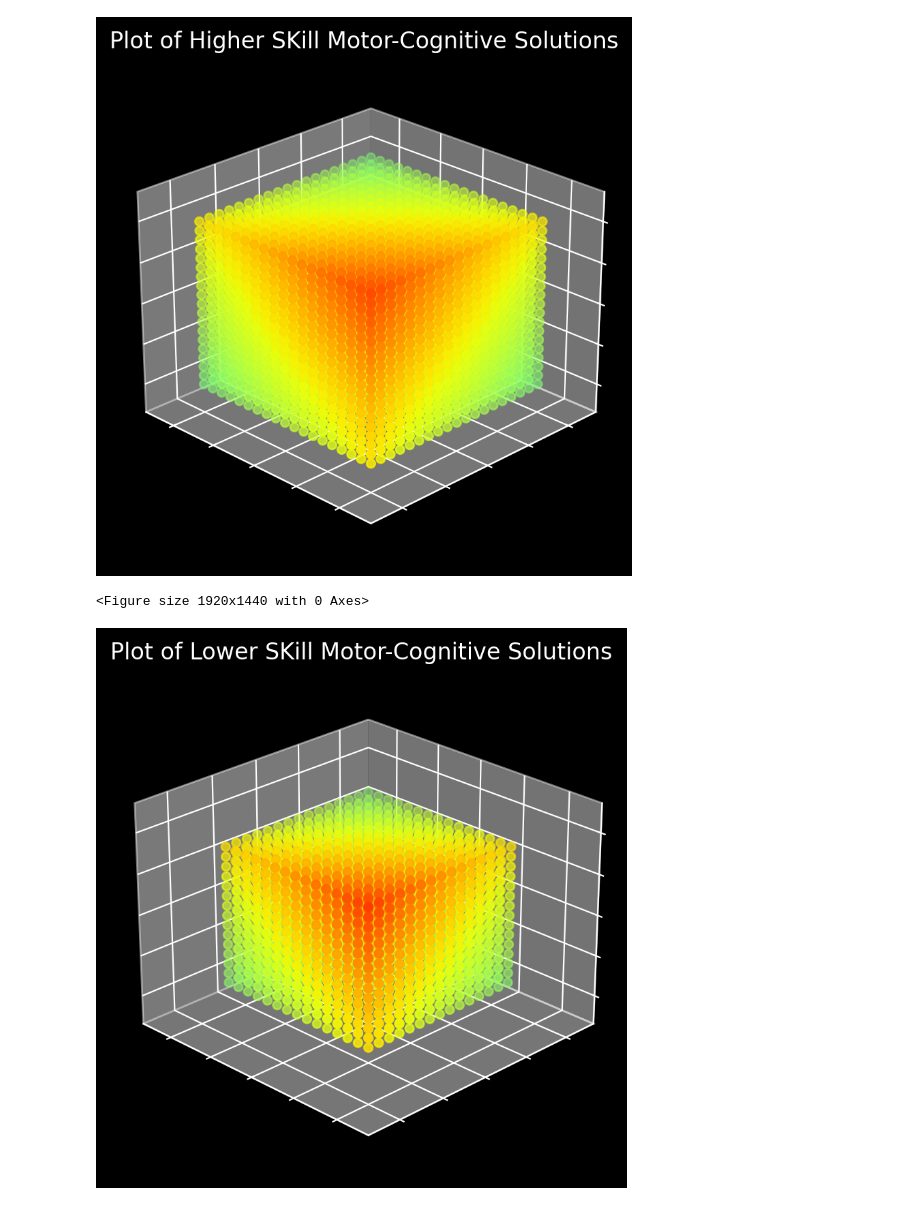
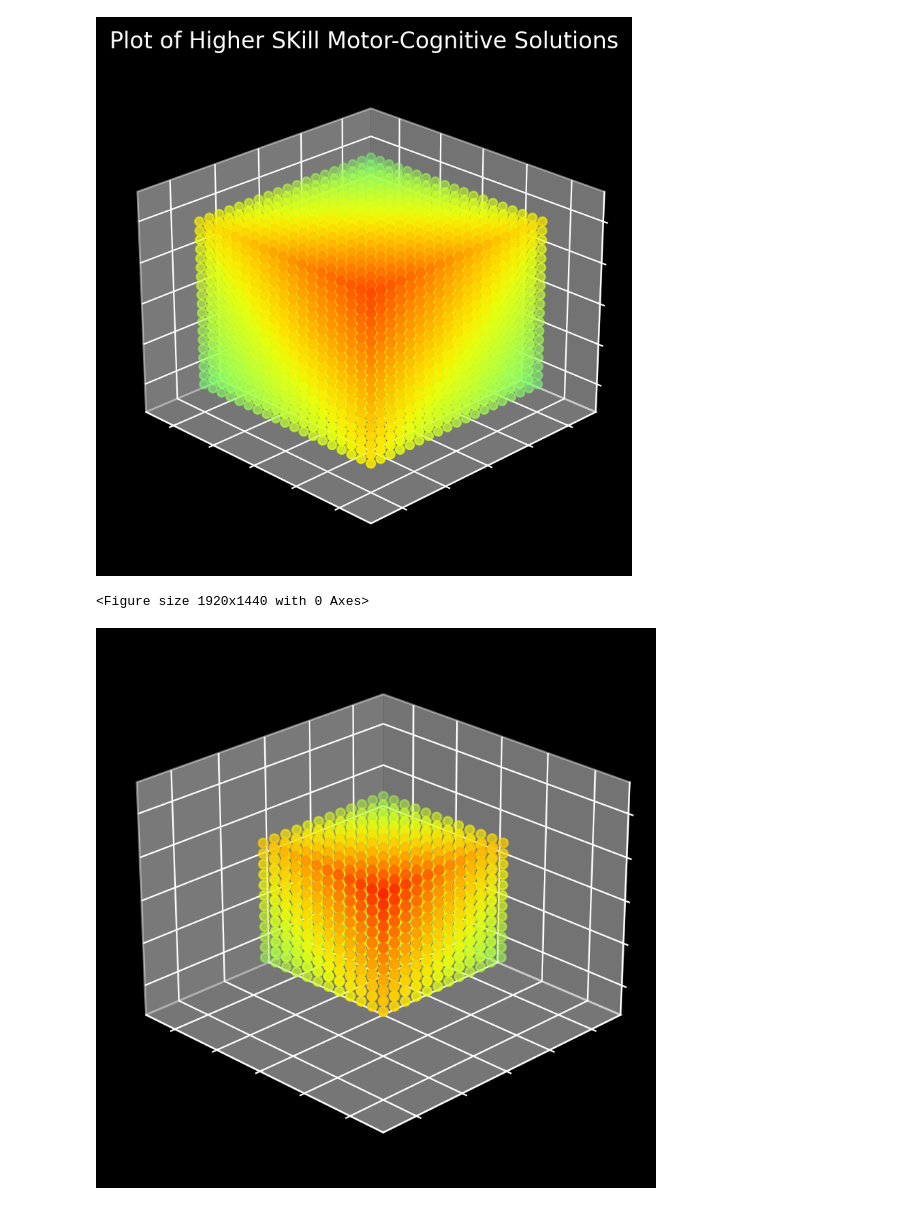
Before and after one commit to TCadeAbrams/complexity-dual-task-conceptual, a Jupyter notebook: conceptual-graphic.ipynb, the cells around one changed output. Drawn from its saved outputs; the diff is of its cells as text; code cells hidden in the pictures.

Commit message:
made low skill cube smaller

```diff
--- a/conceptual-graphic.ipynb
+++ b/conceptual-graphic.ipynb
@@ -358,7 +358,7 @@ def MakePlot(xx,yy,zz,ww,cmapO=cm.jet):
     #cbar.draw_all()
 
     ## Make Title for plot
-    ax.set_title(r'Plot of Lower SKill Motor-Cognitive Solutions')
+    #ax.set_title(r'Plot of Lower SKill Motor-Cognitive Solutions')
 
     ##Plot x, y, and z axis useful for visual referencing when viewing the plot
     eps=.3
@@ -381,7 +381,7 @@ def MakePlot(xx,yy,zz,ww,cmapO=cm.jet):
     ax.grid(True)
 
     # save figure
-    #plt.savefig("test2_skill_conceptual_cube.png",dpi=300)
+    #plt.savefig("low_skill_conceptual_cube.png",dpi=300)
 
 if __name__ == "__main__":
 
@@ -390,11 +390,12 @@ if __name__ == "__main__":
     L=1
     x_C=0.0;y_C=0.0;z_C=0.0;
     # Set XYZ Plotting Grid
-    a1=x_C-L/1.2;b1=x_C+L/1.2; # dividing by 2 creates a smaller cube
-    a2=y_C-L/1.2;b2=y_C+L/1.2;
-    a3=z_C-L/1.2;b3=z_C+L/1.2;
+    a1=x_C-L/1.5;b1=x_C+L/1.5; # dividing by 2 creates a smaller cube
+    a2=y_C-L/1.5;b2=y_C+L/1.5;
+    a3=z_C-L/1.5;b3=z_C+L/1.5;
 
-    n=15;
+    n=12
+    # Set the number of points in the grid;
     NT=n**3
 
 
@@ -408,31 +409,31 @@ if __name__ == "__main__":
        ## Random Grid
        xx=np.random.uniform(a1,b1,NT);
        yy=np.random.uniform(a2,b2,NT);
        zz=np.random.uniform(a3,b3,NT)
     else:
         ## Even Grid
         x = np.linspace(a1,b1,n);
         y = np.linspace(a2,b2,n);
         z = np.linspace(a3,b3,n);
 
         X, Y, Z = np.meshgrid(x, y, z, indexing='ij', sparse=False)
 
         xx=X.reshape(X.size);yy=Y.reshape(Y.size);zz=Z.reshape(Z.size);
 
 
 
     ## The following code defines the function of 3 variables that we wish to visualize
     ## This can be replaced with the flattened data array that you wish to plot
 
     def f(x,y,z):
         return x*y*z*np.exp(-(x**2+y**2+z**2))
 
     ww=f(xx,yy,zz)
     ww[np.isinf(ww)]=np.nan
 
 
     MakePlot(xx,yy,zz,ww)
     plt.show()
 # %% [output]
 <Figure size 1920x1440 with 0 Axes>
-[figure, old version]
+[figure, new version]
```
Also changed, not shown: 1 other file.
